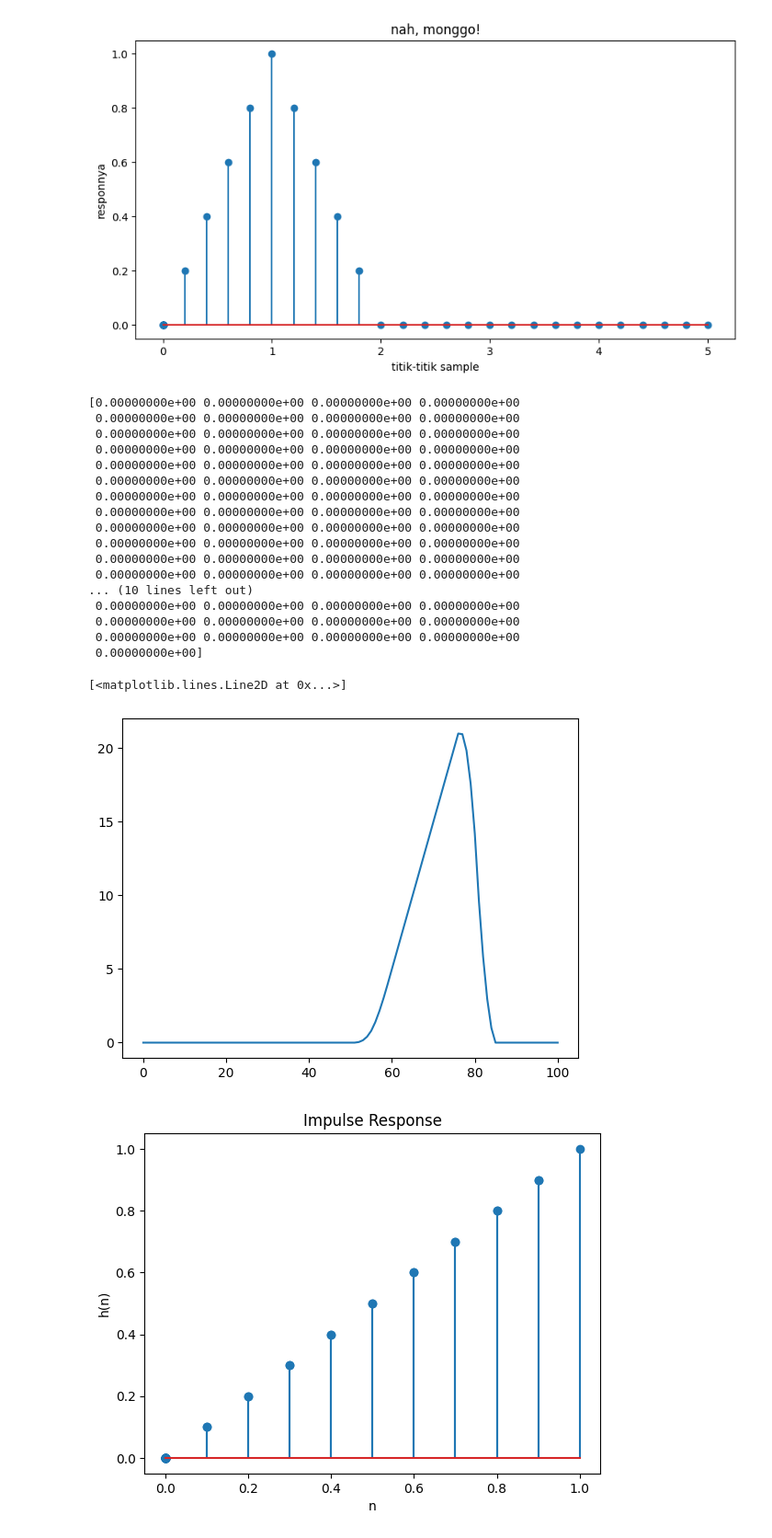
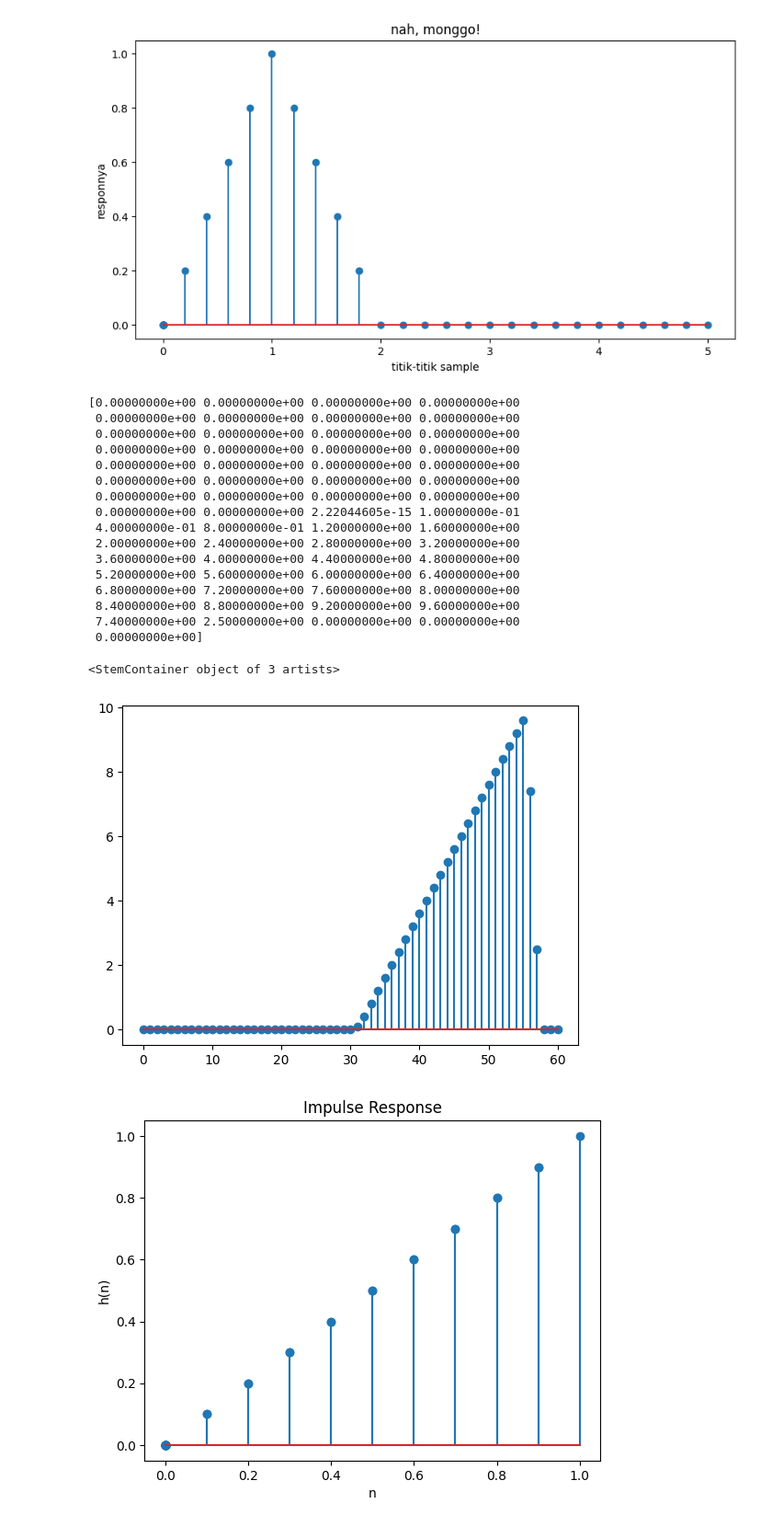
Before and after one commit to kelreeeeey/MAG, a Jupyter notebook: soal.ipynb, the cells around one changed output. Shown at 92% size. Cells and saved outputs as stored; diff of their text form; code cells hidden in the pictures.

```diff
--- a/soal.ipynb
+++ b/soal.ipynb
@@ -54,7 +54,7 @@ def gambarin(t, f):
 # %% [markdown]
 ## Mendefinisikan sample waktu/input
 # %%
-t = np.arange(-2, 3.01, 0.5)
+t = np.arange(-2, 3.01, 0.1)
 # %% [markdown]
 ## x(t) Fungsi Masukan
 ![image.png](attachment:image.png)
@@ -123,45 +123,44 @@ def integral_convolution(x, y):
     n = len(x)
     m = len(y)
     # initialize an empty array to store the result
     result = np.zeros(n + m - 1)
     # loop through the result array
     for i in range(n + m - 1):
         # initialize a variable to store the sum of products
         s = 0
         # loop through the x array
         for j in range(n):
             # check if the index is valid for the y array
             if i - j >= 0 and i - j < m:
                 # multiply the corresponding elements and add to the sum
                 s += x[j] * y[i - j]
         # store the sum in the result array
         result[i] = s
     # return the result array
     return result
 
 # call the function and print the result
 print(integral_convolution(a, b))
-plt.plot(integral_convolution(a, b))
+plt.stem(integral_convolution(a, b))
 # %% [output]
 [0.00000000e+00 0.00000000e+00 0.00000000e+00 0.00000000e+00
  0.00000000e+00 0.00000000e+00 0.00000000e+00 0.00000000e+00
  0.00000000e+00 0.00000000e+00 0.00000000e+00 0.00000000e+00
  0.00000000e+00 0.00000000e+00 0.00000000e+00 0.00000000e+00
  0.00000000e+00 0.00000000e+00 0.00000000e+00 0.00000000e+00
  0.00000000e+00 0.00000000e+00 0.00000000e+00 0.00000000e+00
  0.00000000e+00 0.00000000e+00 0.00000000e+00 0.00000000e+00
- 0.00000000e+00 0.00000000e+00 0.00000000e+00 0.00000000e+00
- 0.00000000e+00 0.00000000e+00 0.00000000e+00 0.00000000e+00
- 0.00000000e+00 0.00000000e+00 0.00000000e+00 0.00000000e+00
- 0.00000000e+00 0.00000000e+00 0.00000000e+00 0.00000000e+00
- 0.00000000e+00 0.00000000e+00 0.00000000e+00 0.00000000e+00
-... (10 lines left out)
- 0.00000000e+00 0.00000000e+00 0.00000000e+00 0.00000000e+00
- 0.00000000e+00 0.00000000e+00 0.00000000e+00 0.00000000e+00
- 0.00000000e+00 0.00000000e+00 0.00000000e+00 0.00000000e+00
+ 0.00000000e+00 0.00000000e+00 2.22044605e-15 1.00000000e-01
+ 4.00000000e-01 8.00000000e-01 1.20000000e+00 1.60000000e+00
+ 2.00000000e+00 2.40000000e+00 2.80000000e+00 3.20000000e+00
+ 3.60000000e+00 4.00000000e+00 4.40000000e+00 4.80000000e+00
+ 5.20000000e+00 5.60000000e+00 6.00000000e+00 6.40000000e+00
+ 6.80000000e+00 7.20000000e+00 7.60000000e+00 8.00000000e+00
+ 8.40000000e+00 8.80000000e+00 9.20000000e+00 9.60000000e+00
+ 7.40000000e+00 2.50000000e+00 0.00000000e+00 0.00000000e+00
  0.00000000e+00]
-[<matplotlib.lines.Line2D at 0x...>]
+<StemContainer object of 3 artists>
-[figure, old version]
+[figure, new version]
 # %%
 # Define impulse response function
 def h(t):
```
Also changed, not shown: parts of 1 cell of this notebook.
